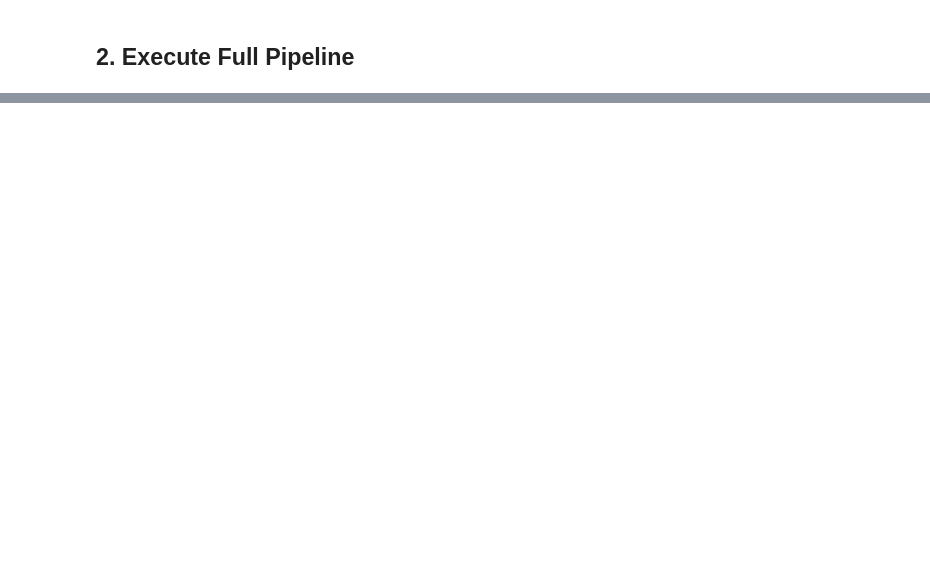
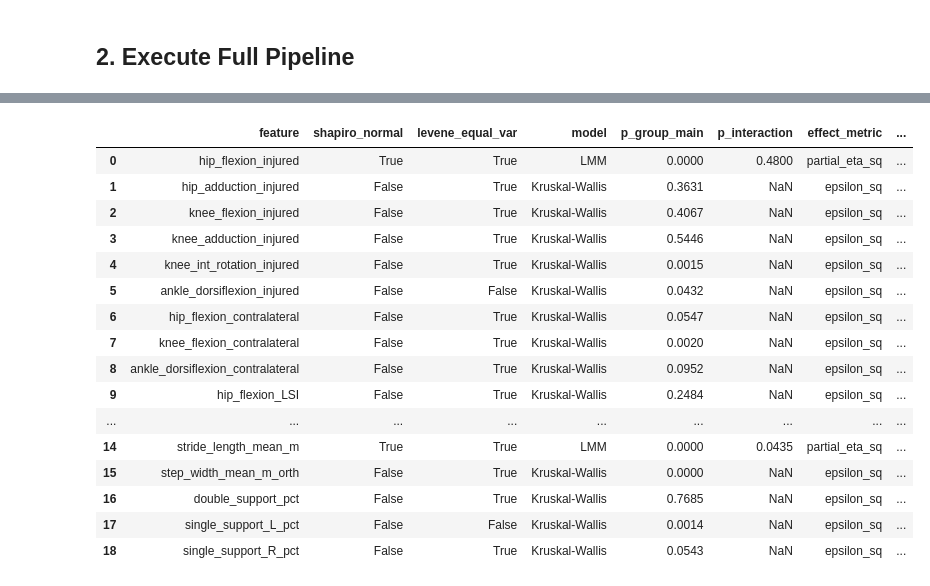
Before and after one commit to ryutt919/Knee-Assessment-from-Gait, a Jupyter notebook: notebooks/02_Refined_Pipeline.ipynb, the cells around one changed output, grey strips where cells are left out. Saved outputs shown, nothing was run; the diff lists cells and outputs as text; code cells hidden in the pictures; blank space fills up the shorter version.

```diff
--- a/notebooks/02_Refined_Pipeline.ipynb
+++ b/notebooks/02_Refined_Pipeline.ipynb
@@ -48,0 +51,20 @@ print("
+# %%
+stats_df
+# %% [output]
+|  | feature | shapiro_normal | levene_equal_var | model | p_group_main | p_interaction | effect_metric | ... |
+| 0 | hip_flexion_injured | True | True | LMM | 0.0000 | 0.4800 | partial_eta_sq | ... |
+| 1 | hip_adduction_injured | False | True | Kruskal-Wallis | 0.3631 | NaN | epsilon_sq | ... |
+| 2 | knee_flexion_injured | False | True | Kruskal-Wallis | 0.4067 | NaN | epsilon_sq | ... |
+| 3 | knee_adduction_injured | False | True | Kruskal-Wallis | 0.5446 | NaN | epsilon_sq | ... |
+| 4 | knee_int_rotation_injured | False | True | Kruskal-Wallis | 0.0015 | NaN | epsilon_sq | ... |
+| 5 | ankle_dorsiflexion_injured | False | False | Kruskal-Wallis | 0.0432 | NaN | epsilon_sq | ... |
+| 6 | hip_flexion_contralateral | False | True | Kruskal-Wallis | 0.0547 | NaN | epsilon_sq | ... |
+| 7 | knee_flexion_contralateral | False | True | Kruskal-Wallis | 0.0020 | NaN | epsilon_sq | ... |
+| 8 | ankle_dorsiflexion_contralateral | False | True | Kruskal-Wallis | 0.0952 | NaN | epsilon_sq | ... |
+| 9 | hip_flexion_LSI | False | True | Kruskal-Wallis | 0.2484 | NaN | epsilon_sq | ... |
+| ... | ... | ... | ... | ... | ... | ... | ... | ... |
+| 14 | stride_length_mean_m | True | True | LMM | 0.0000 | 0.0435 | partial_eta_sq | ... |
+| 15 | step_width_mean_m_orth | False | True | Kruskal-Wallis | 0.0000 | NaN | epsilon_sq | ... |
+| 16 | double_support_pct | False | True | Kruskal-Wallis | 0.7685 | NaN | epsilon_sq | ... |
+| 17 | single_support_L_pct | False | False | Kruskal-Wallis | 0.0014 | NaN | epsilon_sq | ... |
+| 18 | single_support_R_pct | False | True | Kruskal-Wallis | 0.0543 | NaN | epsilon_sq | ... |
```
Also changed, not shown: parts of 3 cells of this notebook, 22 other files.
